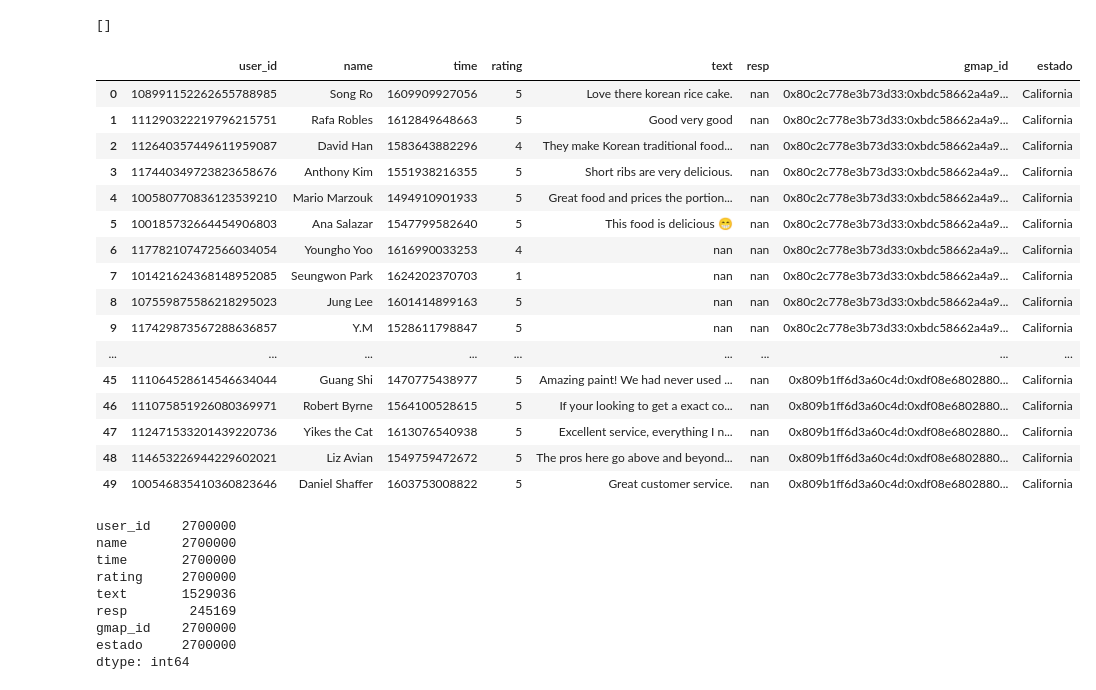
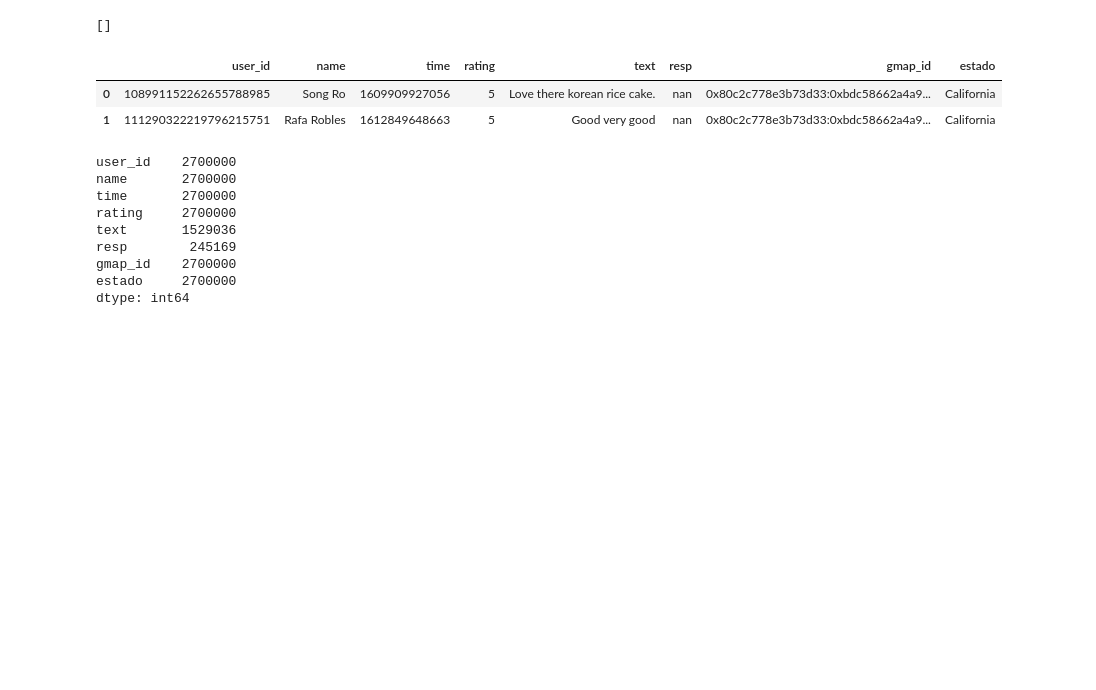
Before and after one commit to Tinmarian/Big_Data_Project-Google_Reviews, a Jupyter notebook: testing_files/general_testing.ipynb, the cells around one changed output. Saved outputs shown, nothing was run; the diff lists cells and outputs as text; code cells hidden in the pictures; blank space fills up the shorter version.

```diff
--- a/testing_files/general_testing.ipynb
+++ b/testing_files/general_testing.ipynb
@@ -339,25 +339,11 @@ df_list
 # %% [output]
 []
 # %%
-psdf.head(50)
+psdf.head(2)
 # %% [output]
 |  | user_id | name | time | rating | text | resp | gmap_id | estado |
 | 0 | 108991152262655788985 | Song Ro | 1609909927056 | 5 | Love there korean rice cake. | nan | 0x80c2c778e3b73d33:0xbdc58662a4a9... | California |
 | 1 | 111290322219796215751 | Rafa Robles | 1612849648663 | 5 | Good very good | nan | 0x80c2c778e3b73d33:0xbdc58662a4a9... | California |
-| 2 | 112640357449611959087 | David Han | 1583643882296 | 4 | They make Korean traditional food... | nan | 0x80c2c778e3b73d33:0xbdc58662a4a9... | California |
-| 3 | 117440349723823658676 | Anthony Kim | 1551938216355 | 5 | Short ribs are very delicious. | nan | 0x80c2c778e3b73d33:0xbdc58662a4a9... | California |
-| 4 | 100580770836123539210 | Mario Marzouk | 1494910901933 | 5 | Great food and prices the portion... | nan | 0x80c2c778e3b73d33:0xbdc58662a4a9... | California |
-| 5 | 100185732664454906803 | Ana Salazar | 1547799582640 | 5 | This food is delicious 😁 | nan | 0x80c2c778e3b73d33:0xbdc58662a4a9... | California |
-| 6 | 117782107472566034054 | Youngho Yoo | 1616990033253 | 4 | nan | nan | 0x80c2c778e3b73d33:0xbdc58662a4a9... | California |
-| 7 | 101421624368148952085 | Seungwon Park | 1624202370703 | 1 | nan | nan | 0x80c2c778e3b73d33:0xbdc58662a4a9... | California |
-| 8 | 107559875586218295023 | Jung Lee | 1601414899163 | 5 | nan | nan | 0x80c2c778e3b73d33:0xbdc58662a4a9... | California |
-| 9 | 117429873567288636857 | Y.M | 1528611798847 | 5 | nan | nan | 0x80c2c778e3b73d33:0xbdc58662a4a9... | California |
-| ... | ... | ... | ... | ... | ... | ... | ... | ... |
-| 45 | 111064528614546634044 | Guang Shi | 1470775438977 | 5 | Amazing paint! We had never used ... | nan | 0x809b1ff6d3a60c4d:0xdf08e6802880... | California |
-| 46 | 111075851926080369971 | Robert Byrne | 1564100528615 | 5 | If your looking to get a exact co... | nan | 0x809b1ff6d3a60c4d:0xdf08e6802880... | California |
-| 47 | 112471533201439220736 | Yikes the Cat | 1613076540938 | 5 | Excellent service, everything I n... | nan | 0x809b1ff6d3a60c4d:0xdf08e6802880... | California |
-| 48 | 114653226944229602021 | Liz Avian | 1549759472672 | 5 | The pros here go above and beyond... | nan | 0x809b1ff6d3a60c4d:0xdf08e6802880... | California |
-| 49 | 100546835410360823646 | Daniel Shaffer | 1603753008822 | 5 | Great customer service. | nan | 0x809b1ff6d3a60c4d:0xdf08e6802880... | California |
 # %%
 psdf.count()
 # %% [output]
```
Also changed, not shown: parts of 4 cells of this notebook.
